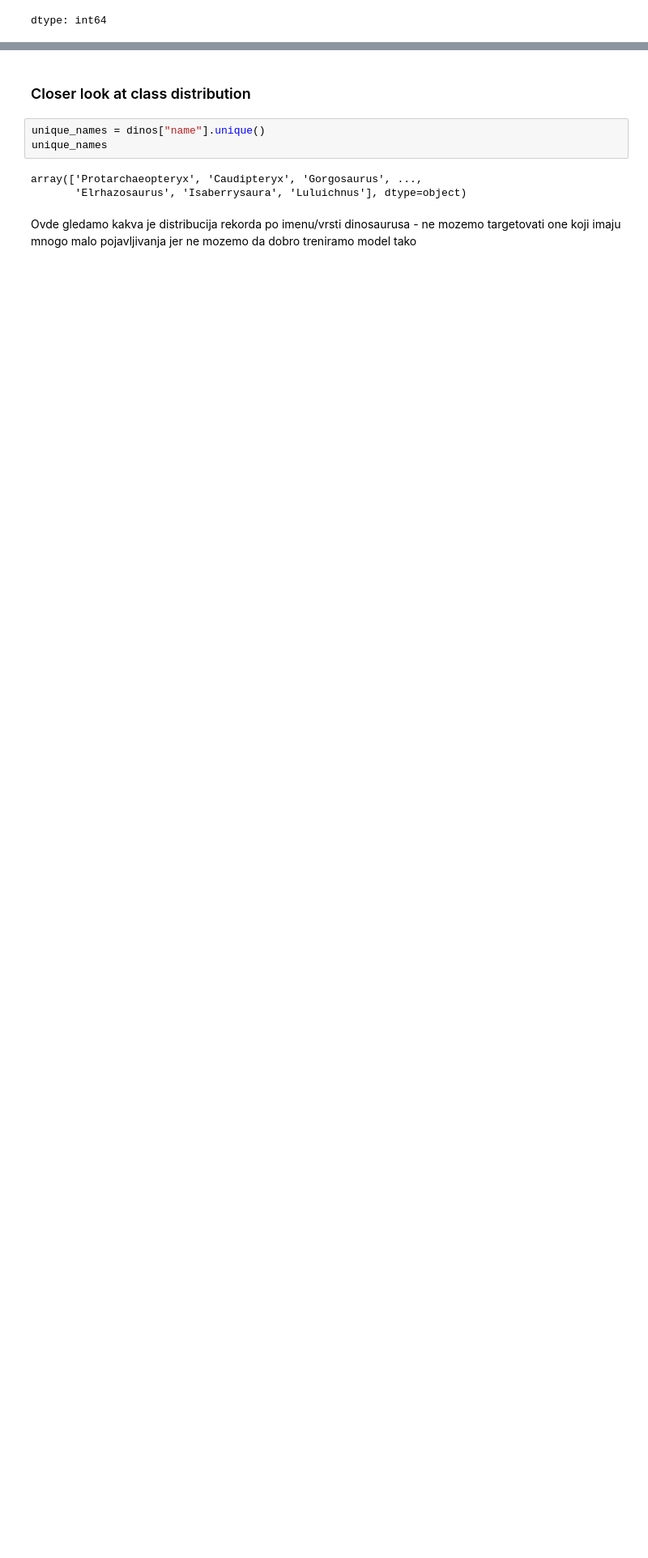
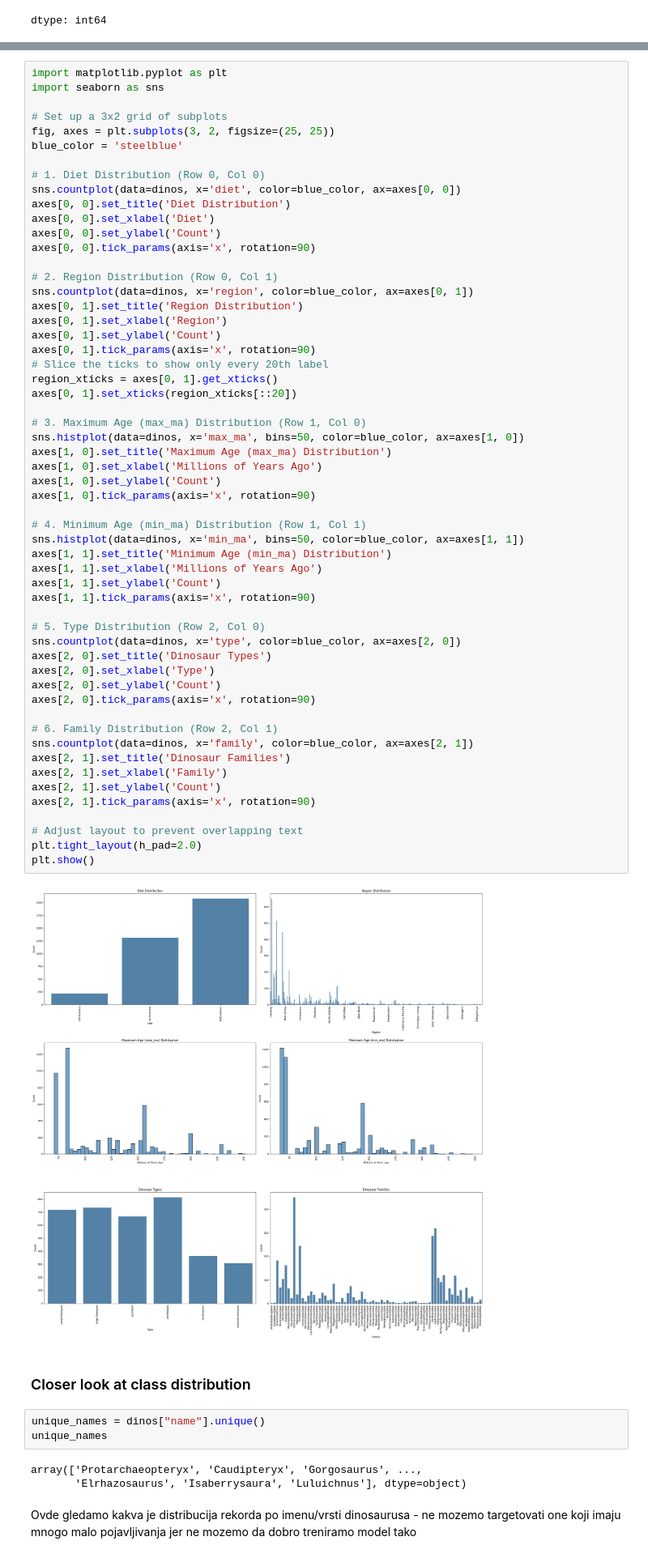
Before and after one commit to Nataliyay-Singidunum/vestacka-inteligencija, a Jupyter notebook: VI_septembar_1.ipynb, the cells around one changed output, grey strips where cells are left out. Shown at 81% size. Cells and saved outputs as stored; diff of their text form; blank space fills up the shorter version.

```diff
--- a/VI_septembar_1.ipynb
+++ b/VI_septembar_1.ipynb
@@ -160,3 +194,61 @@ dtype: int64
+# %%
+import matplotlib.pyplot as plt
+import seaborn as sns
+
+# Set up a 3x2 grid of subplots
+fig, axes = plt.subplots(3, 2, figsize=(25, 25))
+blue_color = 'steelblue'
+
+# 1. Diet Distribution (Row 0, Col 0)
+sns.countplot(data=dinos, x='diet', color=blue_color, ax=axes[0, 0])
+axes[0, 0].set_title('Diet Distribution')
+axes[0, 0].set_xlabel('Diet')
+axes[0, 0].set_ylabel('Count')
+axes[0, 0].tick_params(axis='x', rotation=90)
+
+# 2. Region Distribution (Row 0, Col 1)
+sns.countplot(data=dinos, x='region', color=blue_color, ax=axes[0, 1])
+axes[0, 1].set_title('Region Distribution')
+axes[0, 1].set_xlabel('Region')
+axes[0, 1].set_ylabel('Count')
+axes[0, 1].tick_params(axis='x', rotation=90)
+# Slice the ticks to show only every 20th label
+region_xticks = axes[0, 1].get_xticks()
+axes[0, 1].set_xticks(region_xticks[::20])
+
+# 3. Maximum Age (max_ma) Distribution (Row 1, Col 0)
+sns.histplot(data=dinos, x='max_ma', bins=50, color=blue_color, ax=axes[1, 0])
+axes[1, 0].set_title('Maximum Age (max_ma) Distribution')
+axes[1, 0].set_xlabel('Millions of Years Ago')
+axes[1, 0].set_ylabel('Count')
+axes[1, 0].tick_params(axis='x', rotation=90)
+
+# 4. Minimum Age (min_ma) Distribution (Row 1, Col 1)
+sns.histplot(data=dinos, x='min_ma', bins=50, color=blue_color, ax=axes[1, 1])
+axes[1, 1].set_title('Minimum Age (min_ma) Distribution')
+axes[1, 1].set_xlabel('Millions of Years Ago')
+axes[1, 1].set_ylabel('Count')
+axes[1, 1].tick_params(axis='x', rotation=90)
+
+# 5. Type Distribution (Row 2, Col 0)
+sns.countplot(data=dinos, x='type', color=blue_color, ax=axes[2, 0])
+axes[2, 0].set_title('Dinosaur Types')
+axes[2, 0].set_xlabel('Type')
+axes[2, 0].set_ylabel('Count')
+axes[2, 0].tick_params(axis='x', rotation=90)
+
+# 6. Family Distribution (Row 2, Col 1)
+sns.countplot(data=dinos, x='family', color=blue_color, ax=axes[2, 1])
+axes[2, 1].set_title('Dinosaur Families')
+axes[2, 1].set_xlabel('Family')
+axes[2, 1].set_ylabel('Count')
+axes[2, 1].tick_params(axis='x', rotation=90)
+
+# Adjust layout to prevent overlapping text
+plt.tight_layout(h_pad=2.0)
+plt.show()
+# %% [output]
+[figure, added]
 # %% [markdown]
 ### Closer look at class distribution
 # %%
```
Also changed, not shown: parts of 83 cells of this notebook.
